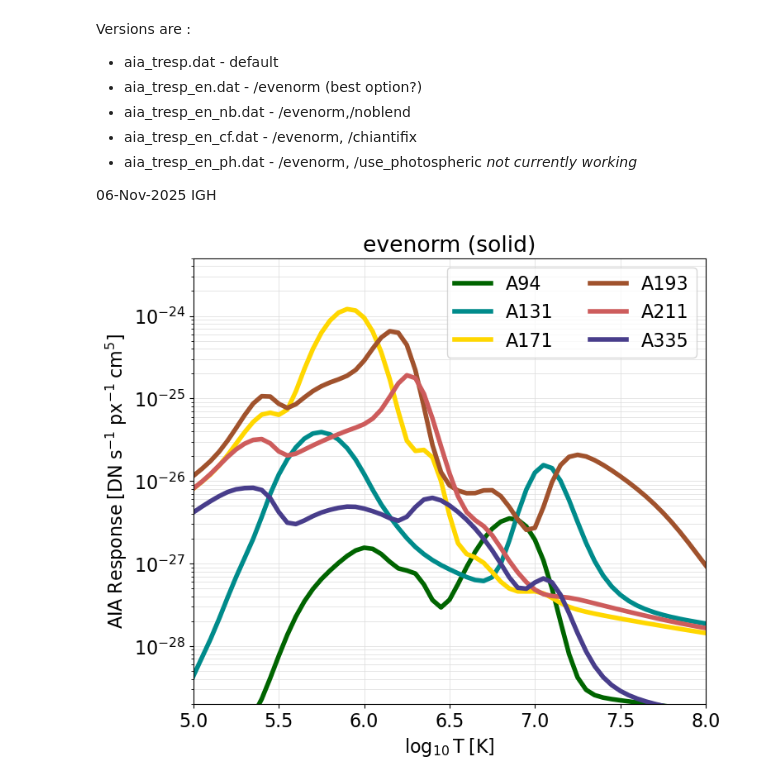
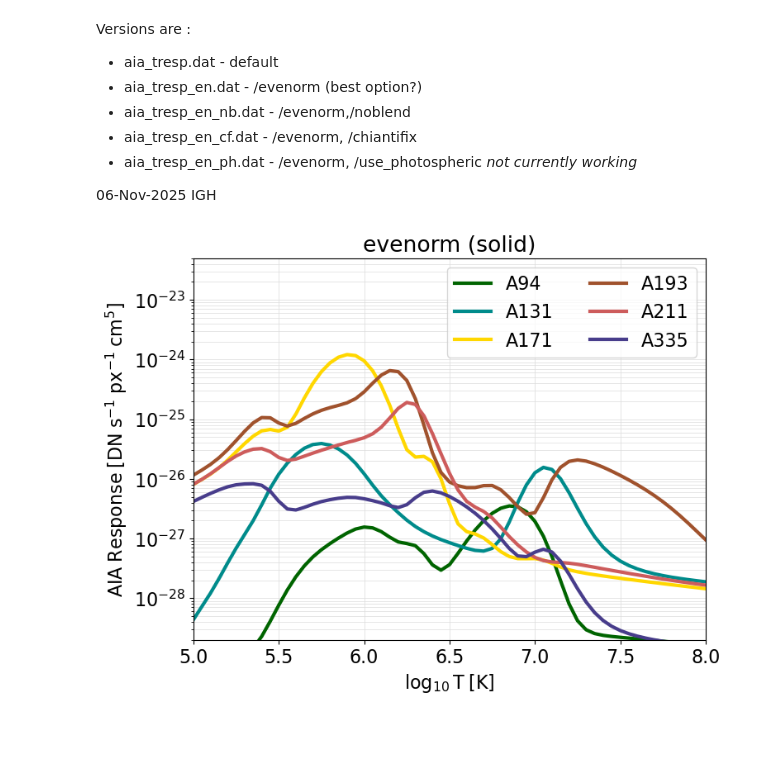
Before and after one commit to ianan/demreg, a Jupyter notebook: python/check_aiaresp.ipynb, the cells around one changed output. Cells and saved outputs as stored; diff of their text form; code cells hidden in the pictures; blank space fills up the shorter version.

Commit message:
aia tresp updates

```diff
--- a/python/check_aiaresp.ipynb
+++ b/python/check_aiaresp.ipynb
@@ -60,21 +60,22 @@ for i in range(0,nf):
 # Check the response look correct by plotting them
 # Setup some AIA colours
 clrs=['darkgreen','darkcyan','gold','sienna','indianred','darkslateblue']
+xr=[5.0,8.0]
+yr=[2e-29,5e-23]
 # %%
 # Plot the response
-fig = plt.figure(figsize=(8, 7))
+fig = plt.figure(figsize=(8, 6))
 for i in np.arange(6):
-    plt.semilogy(tresp_logt,trmatrix[:,i],label=trin['channels'][i],color=clrs[i],lw=4)
+    plt.semilogy(tresp_logt,trmatrix[:,i],label=trin['channels'][i],color=clrs[i],lw=3)
 plt.xlabel('$\mathrm{\log_{10}T\;[K]}$')
 plt.ylabel('$\mathrm{AIA\;Response\;[DN\;s^{-1}\;px^{-1}\;cm^5]}$')
-plt.ylim([2e-29,5e-24])
-plt.xlim([5.0,8.0])
-plt.legend(ncol=2,prop={'size': 16})
-plt.rcParams.update({'font.size': 16})
+plt.ylim(yr)
+plt.xlim(xr)
+plt.legend(ncol=2)
 plt.grid(True,which='both',lw=0.5,color='gainsboro')
 plt.title('evenorm (solid)')
 plt.show()
 # %% [output]
-[figure, old version]
+[figure, new version]
 # %%
 # Plot response and default version
```
Also changed, not shown: parts of 3 cells of this notebook, 2 other files.
